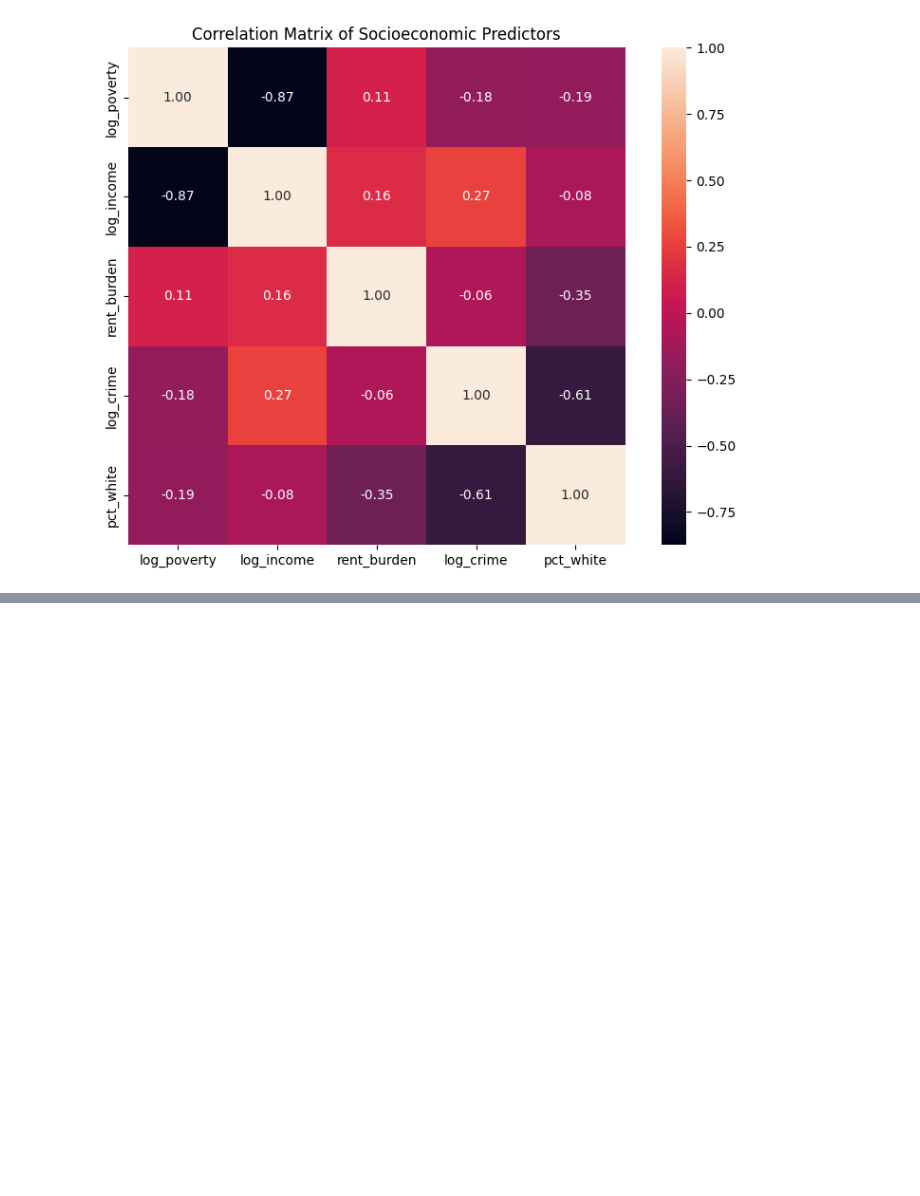
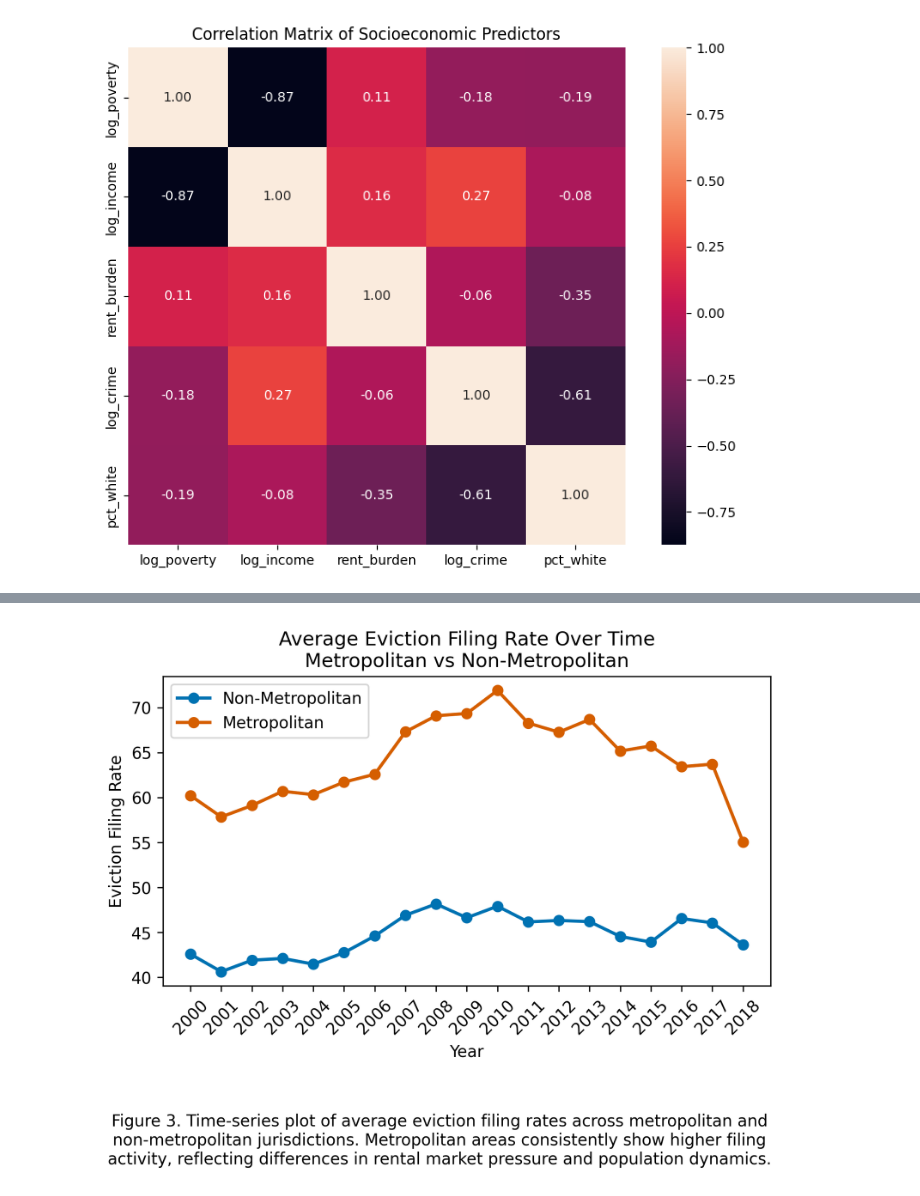
Before and after one commit to tnguye27/CCDS, a Jupyter notebook: notebooks/regression.ipynb, the cells around one changed output, grey strips where cells are left out. Saved outputs shown, nothing was run; the diff lists cells and outputs as text; code cells hidden in the pictures; blank space fills up the shorter version.

```diff
--- a/notebooks/regression.ipynb
+++ b/notebooks/regression.ipynb
@@ -182,0 +252,37 @@ plt.show()
+# %%
+# FIGURE 3: Time Trend of Eviction Filing Rate by Metro (Model 2)
+plt.figure(figsize=(6,4), dpi=300)
+
+grouped = df.groupby(["year", "metropolitan"], as_index=False)["eviction_filing_rate"].mean()
+colors = {0: "#0072B2", 1: "#D55E00"}
+labels = {0: "Non-Metropolitan", 1: "Metropolitan"}
+
+for m in [0, 1]:
+    sub = grouped[grouped["metropolitan"] == m].copy()
+    sub["year"] = sub["year"].astype(int)
+
+    plt.plot(
+        sub["year"], sub["eviction_filing_rate"],
+        marker='o', linewidth=2, color=colors[m], label=labels[m]
+    )
+
+plt.xticks(sorted(df["year"].unique().astype(int)), rotation=45)
+plt.title("Average Eviction Filing Rate Over Time\nMetropolitan vs Non-Metropolitan")
+plt.xlabel("Year")
+plt.ylabel("Eviction Filing Rate")
+plt.legend()
+
+# Caption
+caption = (
+    "Figure 3. Time-series plot of average eviction filing rates across metropolitan "
+    "and non-metropolitan jurisdictions. Metropolitan areas consistently show higher "
+    "filing activity, reflecting differences in rental market pressure and population dynamics."
+)
+
+plt.figtext(0.5, -0.18, caption, wrap=True, ha='center', fontsize=10)
+
+plt.tight_layout()
+plt.savefig("C:/Users/trung/Downloads/fig4_time_trend_caption.png", dpi=300, bbox_inches="tight")
+plt.show()
+# %% [output]
+[figure, added]
```
Also changed, not shown: parts of 6 cells of this notebook, 4 other files.
